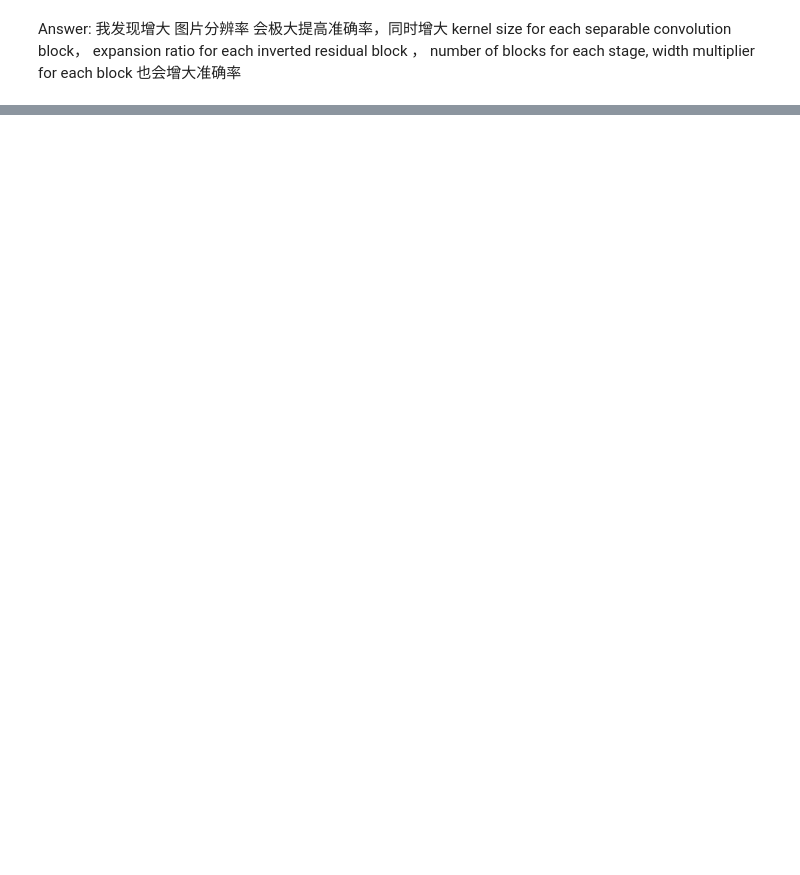
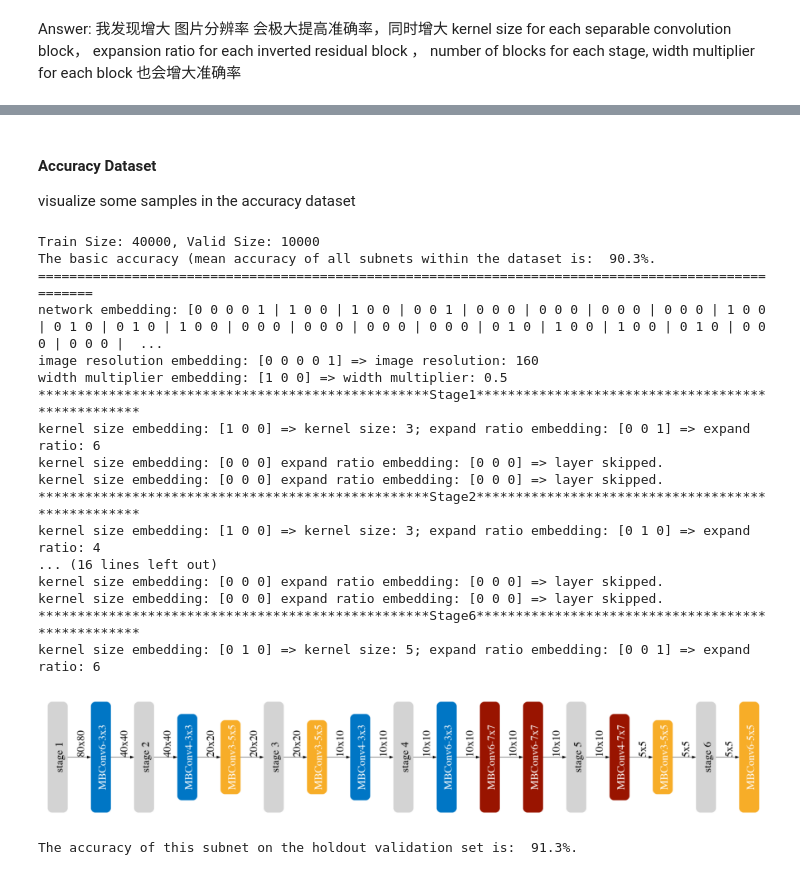
Before and after one commit to cilinmengye/Study-for-MIT6.5940_2024_TinyML-and-Efficient-Deep-Learning-Computing, a Jupyter notebook: LAB3_NAS/main.ipynb, the cells around one changed output, grey strips where cells are left out. Saved outputs shown, nothing was run; the diff lists cells and outputs as text; code cells hidden in the pictures; blank space fills up the shorter version.

Commit message:
quickly finish lab3 but also need study how to train once for all super network

```diff
--- a/LAB3_NAS/main.ipynb
+++ b/LAB3_NAS/main.ipynb
@@ -340,0 +426,14 @@ Answer: 我发现增大 图片分辨率 会极大提高准确率，同时增大
+# %%
+# from mcunet.tinynas.search.accuracy_predictor import (
+#     AccuracyDataset,
+#     MCUNetArchEncoder,
+# )
+
+image_size_list = [96, 112, 128, 144, 160]
+arch_encoder = MCUNetArchEncoder(
+    image_size_list=image_size_list,
+    base_depth=ofa_network.base_depth,
+    depth_list=ofa_network.depth_list,
+    expand_list=ofa_network.expand_ratio_list,
+    width_mult_list=ofa_network.width_mult_list,
+)
@@ -340,0 +529,47 @@ Answer: 我发现增大 图片分辨率 会极大提高准确率，同时增大
+# %% [markdown]
+#### Accuracy Dataset
+
+visualize some samples in the accuracy dataset
+# %%
+acc_dataset = AccuracyDataset("acc_datasets")
+train_loader, valid_loader, base_acc = acc_dataset.build_acc_data_loader(
+    arch_encoder=arch_encoder
+)
+
+print(f"The basic accuracy (mean accuracy of all subnets within the dataset is: {(base_acc * 100): .1f}%.")
+
+# Let's print one sample in the training set
+sampled = 0
+for (data, label) in train_loader:
+    data = data.to(device)
+    label = label.to(device)
+    print("=" * 100)
+    # dummy pass to print the divided encoding
+    arch_encoding = arch_encoder.feature2arch(data[0].int().cpu().numpy(), verbose=False)
+    # print out the architecture encoding process in detail
+    arch_encoding = arch_encoder.feature2arch(data[0].int().cpu().numpy(), verbose=True)
+    visualize_subnet(arch_encoding)
+    print(f"The accuracy of this subnet on the holdout validation set is: {(label[0] * 100): .1f}%.")
+    sampled += 1
+    if sampled == 1:
+        break
+# %% [output]
+Train Size: 40000, Valid Size: 10000
+The basic accuracy (mean accuracy of all subnets within the dataset is:  90.3%.
+====================================================================================================
+network embedding: [0 0 0 0 1 | 1 0 0 | 1 0 0 | 0 0 1 | 0 0 0 | 0 0 0 | 0 0 0 | 0 0 0 | 1 0 0 | 0 1 0 | 0 1 0 | 1 0 0 | 0 0 0 | 0 0 0 | 0 0 0 | 0 0 0 | 0 1 0 | 1 0 0 | 1 0 0 | 0 1 0 | 0 0 0 | 0 0 0 |  ...
+image resolution embedding: [0 0 0 0 1] => image resolution: 160
+width multiplier embedding: [1 0 0] => width multiplier: 0.5
+**************************************************Stage1**************************************************
+kernel size embedding: [1 0 0] => kernel size: 3; expand ratio embedding: [0 0 1] => expand ratio: 6
+kernel size embedding: [0 0 0] expand ratio embedding: [0 0 0] => layer skipped.
+kernel size embedding: [0 0 0] expand ratio embedding: [0 0 0] => layer skipped.
+**************************************************Stage2**************************************************
+kernel size embedding: [1 0 0] => kernel size: 3; expand ratio embedding: [0 1 0] => expand ratio: 4
+... (16 lines left out)
+kernel size embedding: [0 0 0] expand ratio embedding: [0 0 0] => layer skipped.
+kernel size embedding: [0 0 0] expand ratio embedding: [0 0 0] => layer skipped.
+**************************************************Stage6**************************************************
+kernel size embedding: [0 1 0] => kernel size: 5; expand ratio embedding: [0 0 1] => expand ratio: 6
+[figure, added]
+The accuracy of this subnet on the holdout validation set is:  91.3%.
```
Also changed, not shown: parts of 39 cells of this notebook, 2 other files.
